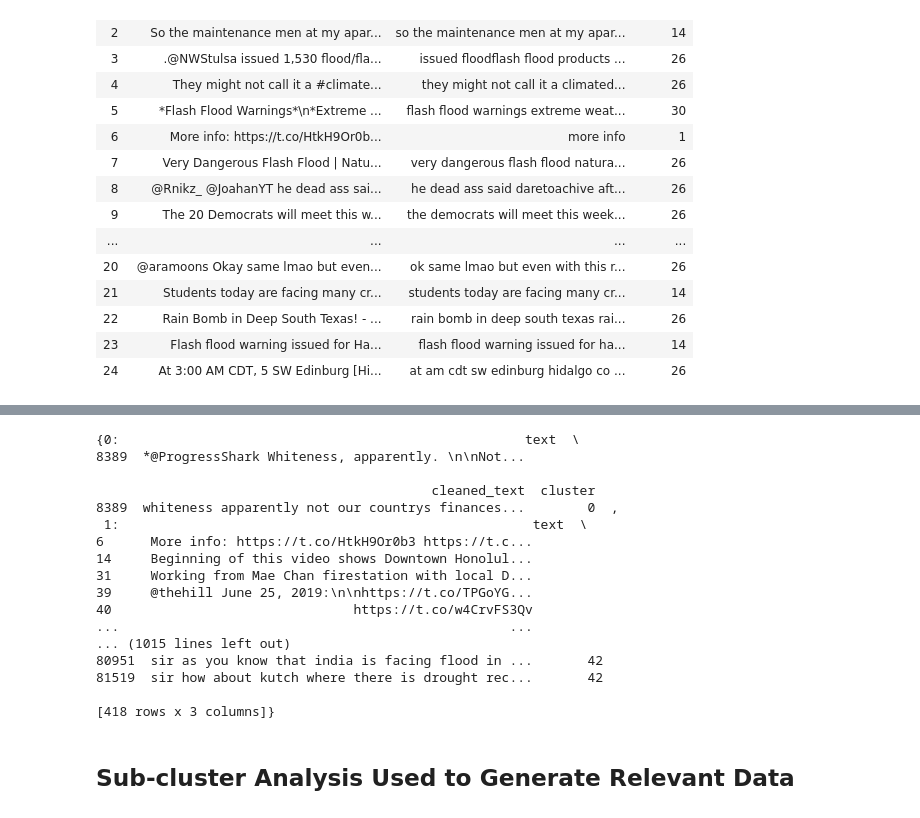
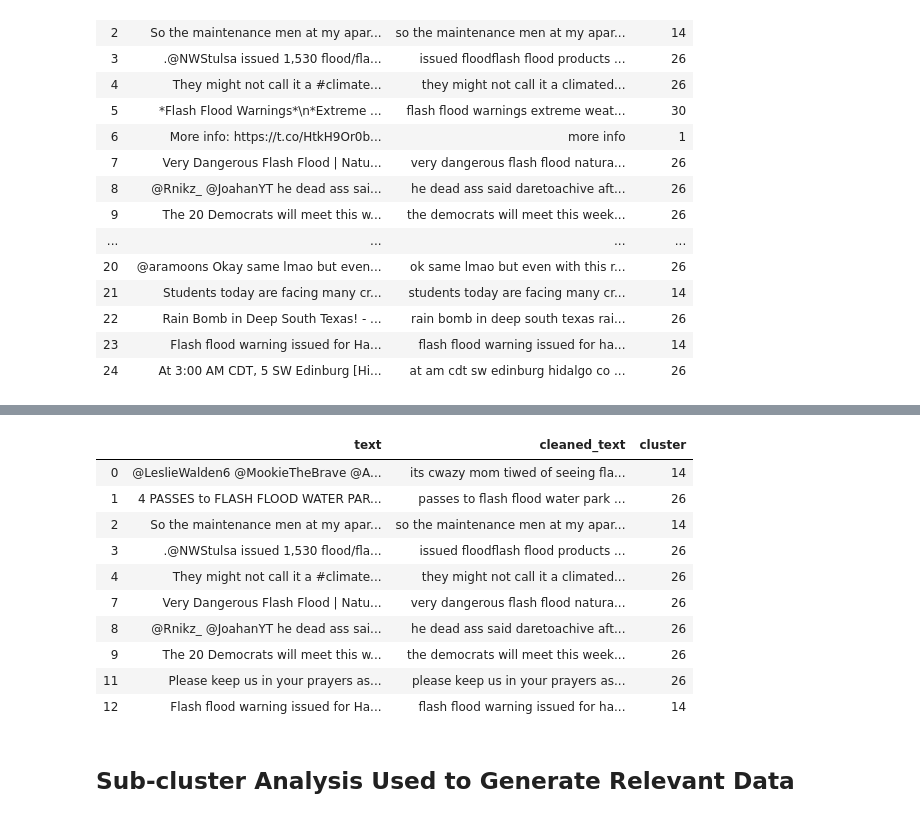
Before and after one commit to theultimate1/research, a Jupyter notebook: phase2/useful_phase_1_work/cluster_analysis_of_tweets.ipynb, the cells around one changed output, grey strips where cells are left out. Cells and saved outputs as stored; diff of their text form; code cells hidden in the pictures.

```diff
--- a/phase2/useful_phase_1_work/cluster_analysis_of_tweets.ipynb
+++ b/phase2/useful_phase_1_work/cluster_analysis_of_tweets.ipynb
@@ -527,25 +506,25 @@ cluster_0.head(10)
+# %%
+prob_yes = water_tweet_cluster.loc[(water_tweet_cluster.cluster == 2) | (water_tweet_cluster.cluster == 3) | \
+                         (water_tweet_cluster.cluster == 9) | (water_tweet_cluster.cluster == 11) | \
+                         (water_tweet_cluster.cluster == 14) | (water_tweet_cluster.cluster == 19) | \
+                         (water_tweet_cluster.cluster == 22) | (water_tweet_cluster.cluster == 25) | \
+                         (water_tweet_cluster.cluster == 26) | (water_tweet_cluster.cluster == 29) | \
+                         (water_tweet_cluster.cluster == 33) | (water_tweet_cluster.cluster == 36) | \
+                         (water_tweet_cluster.cluster == 42)]
+prob_yes.head(10)
+# %% [output]
+|  | text | cleaned_text | cluster |
+| 0 | @LeslieWalden6 @MookieTheBrave @A... | its cwazy mom tiwed of seeing fla... | 14 |
+| 1 | 4 PASSES to FLASH FLOOD WATER PAR... | passes to flash flood water park ... | 26 |
+| 2 | So the maintenance men at my apar... | so the maintenance men at my apar... | 14 |
+| 3 | .@NWStulsa issued 1,530 flood/fla... | issued floodflash flood products ... | 26 |
+| 4 | They might not call it a #climate... | they might not call it a climated... | 26 |
+| 7 | Very Dangerous Flash Flood | Natu... | very dangerous flash flood natura... | 26 |
+| 8 | @Rnikz_ @JoahanYT he dead ass sai... | he dead ass said daretoachive aft... | 26 |
+| 9 | The 20 Democrats will meet this w... | the democrats will meet this week... | 26 |
+| 11 | Please keep us in your prayers as... | please keep us in your prayers as... | 26 |
+| 12 | Flash flood warning issued for Ha... | flash flood warning issued for ha... | 14 |
 # %%
 dict_of_clusters = {k: v for k, v in water_tweet_cluster.groupby('cluster')}
-
-import pprint
-pprint.pprint(dict_of_clusters)
-# %% [output]
-{0:                                                    text  \
-8389  *@ProgressShark Whiteness, apparently. \n\nNot...
-
-                                           cleaned_text  cluster
-8389  whiteness apparently not our countrys finances...        0  ,
- 1:                                                     text  \
-6      More info: https://t.co/HtkH9Or0b3 https://t.c...
-14     Beginning of this video shows Downtown Honolul...
-31     Working from Mae Chan firestation with local D...
-39     @thehill June 25, 2019:\n\nhttps://t.co/TPGoYG...
-40                               https://t.co/w4CrvFS3Qv
-...                                                  ...
-... (1015 lines left out)
-80951  sir as you know that india is facing flood in ...       42
-81519  sir how about kutch where there is drought rec...       42
-
-[418 rows x 3 columns]}
 # %% [markdown]
 ## Sub-cluster Analysis Used to Generate Relevant Data
```
Also changed, not shown: parts of 69 cells of this notebook, 4 other files.
